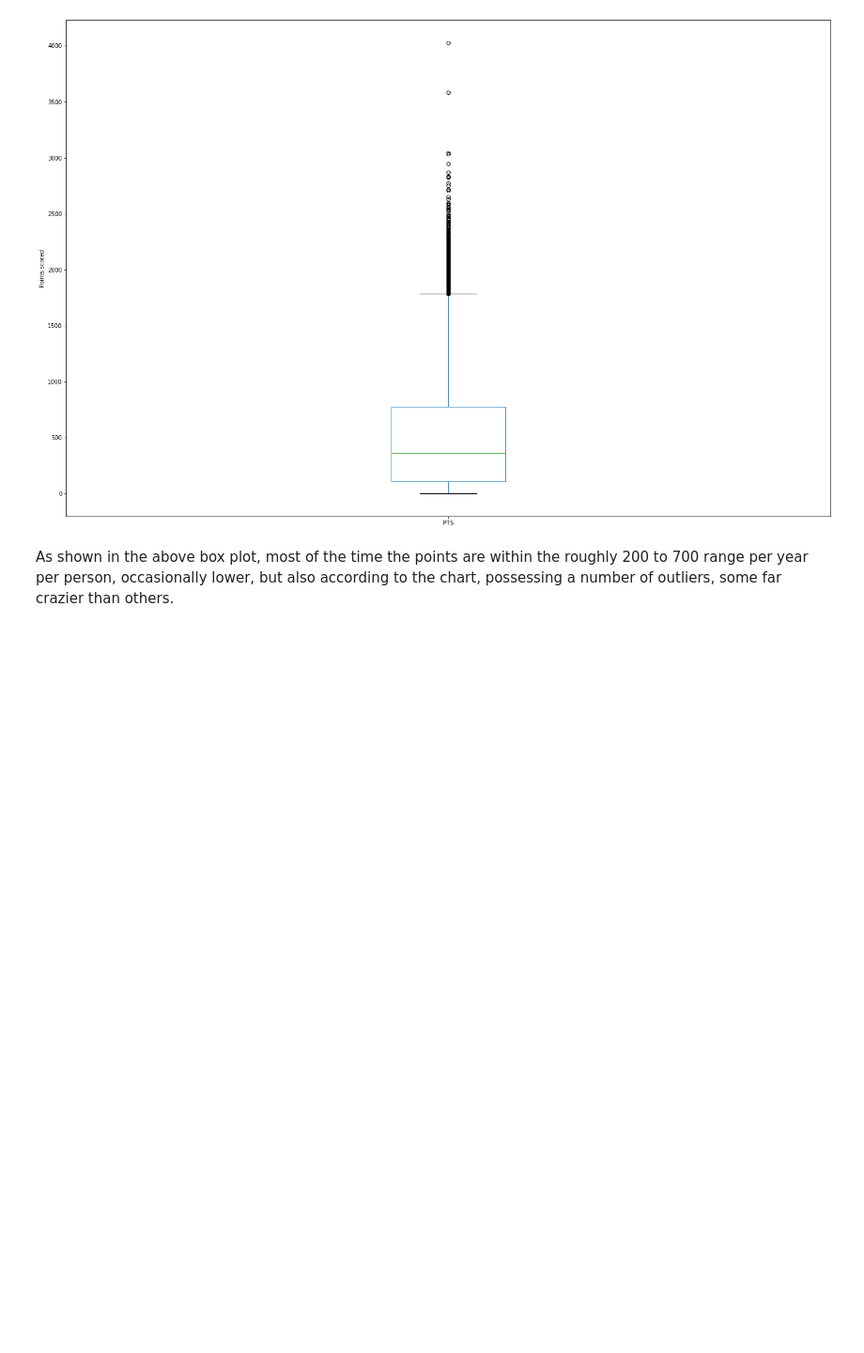
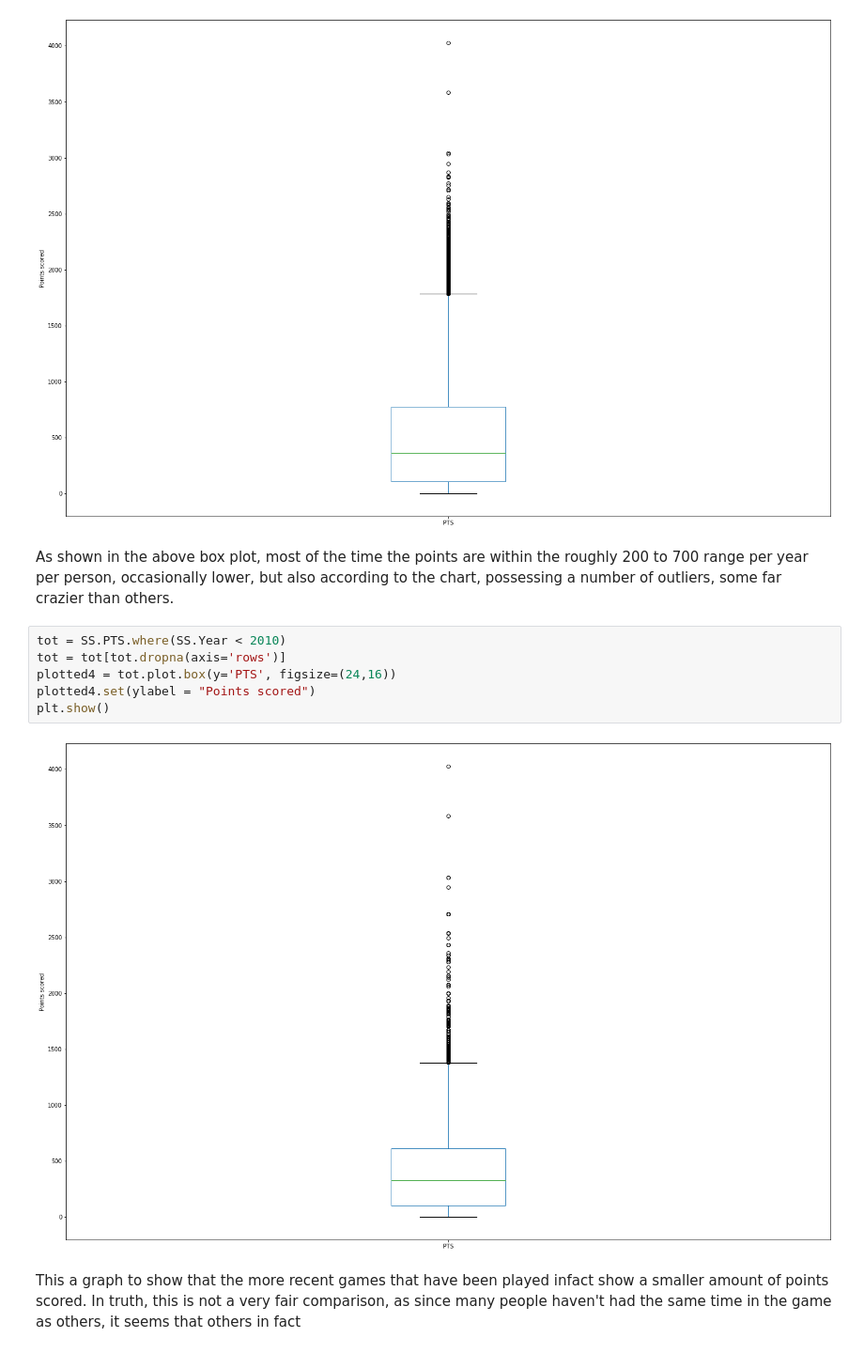
Before and after one commit to CS-UCR/cs105-prj-phase3-tuttifrutti, a Jupyter notebook: EDA.ipynb, the cells around one changed output. Shown at 94% size. Cells and saved outputs as stored; diff of their text form; blank space fills up the shorter version.

```diff
--- a/EDA.ipynb
+++ b/EDA.ipynb
@@ -33,3 +29,13 @@ plt.show()
 [figure]
 # %% [markdown]
 As shown in the above box plot, most of the time the points are within the roughly 200 to 700 range per year per person, occasionally lower, but also according to the chart, possessing a number of outliers, some far crazier than others.
+# %%
+tot = SS.PTS.where(SS.Year < 2010)
+tot = tot[tot.dropna(axis='rows')]
+plotted4 = tot.plot.box(y='PTS', figsize=(24,16))
+plotted4.set(ylabel = "Points scored")
+plt.show()
+# %% [output]
+[figure, added]
+# %% [markdown]
+This a graph to show that the more recent games that have been played infact show a smaller amount of points scored. In truth, this is not a very fair comparison, as since many people haven't had the same time in the game as others, it seems that others in fact
```
Also changed, not shown: parts of 1 cell of this notebook.
